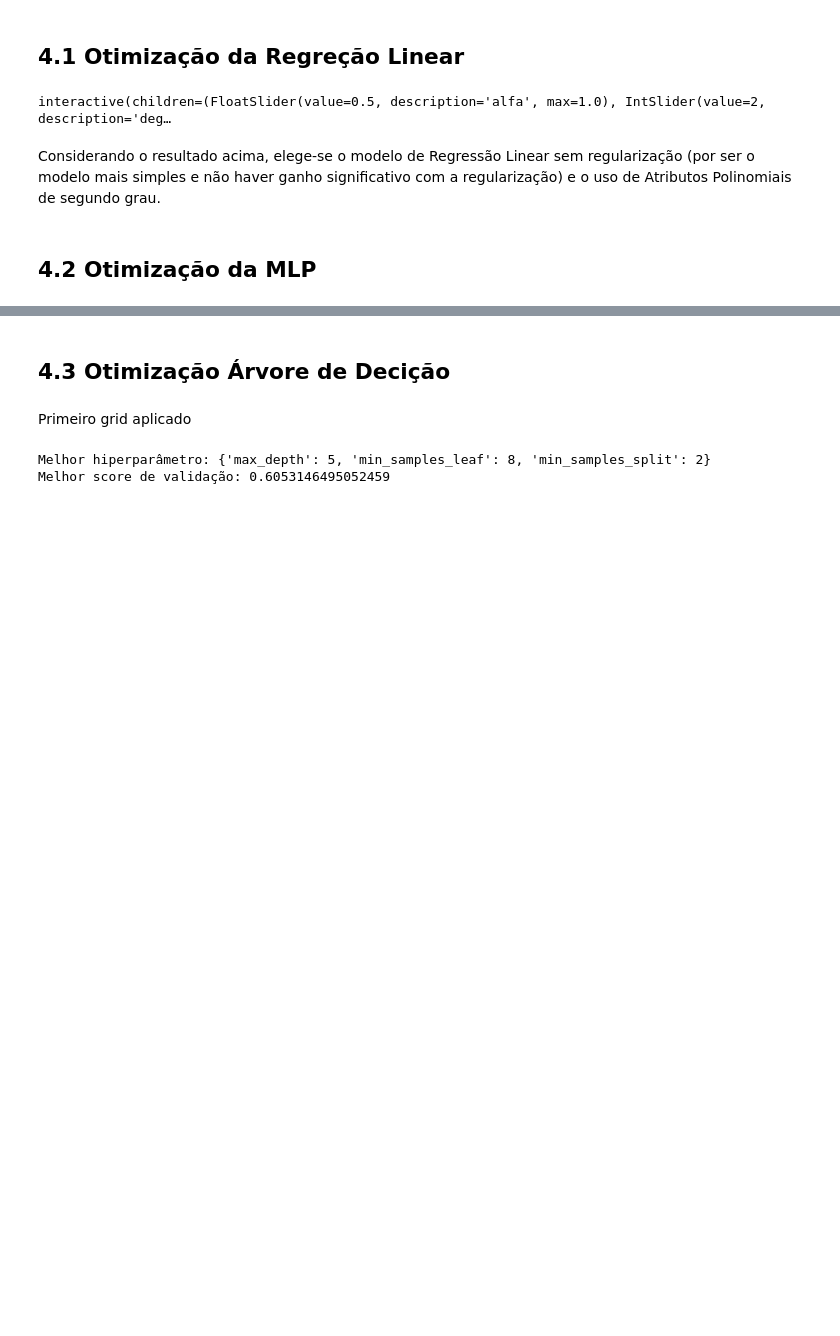
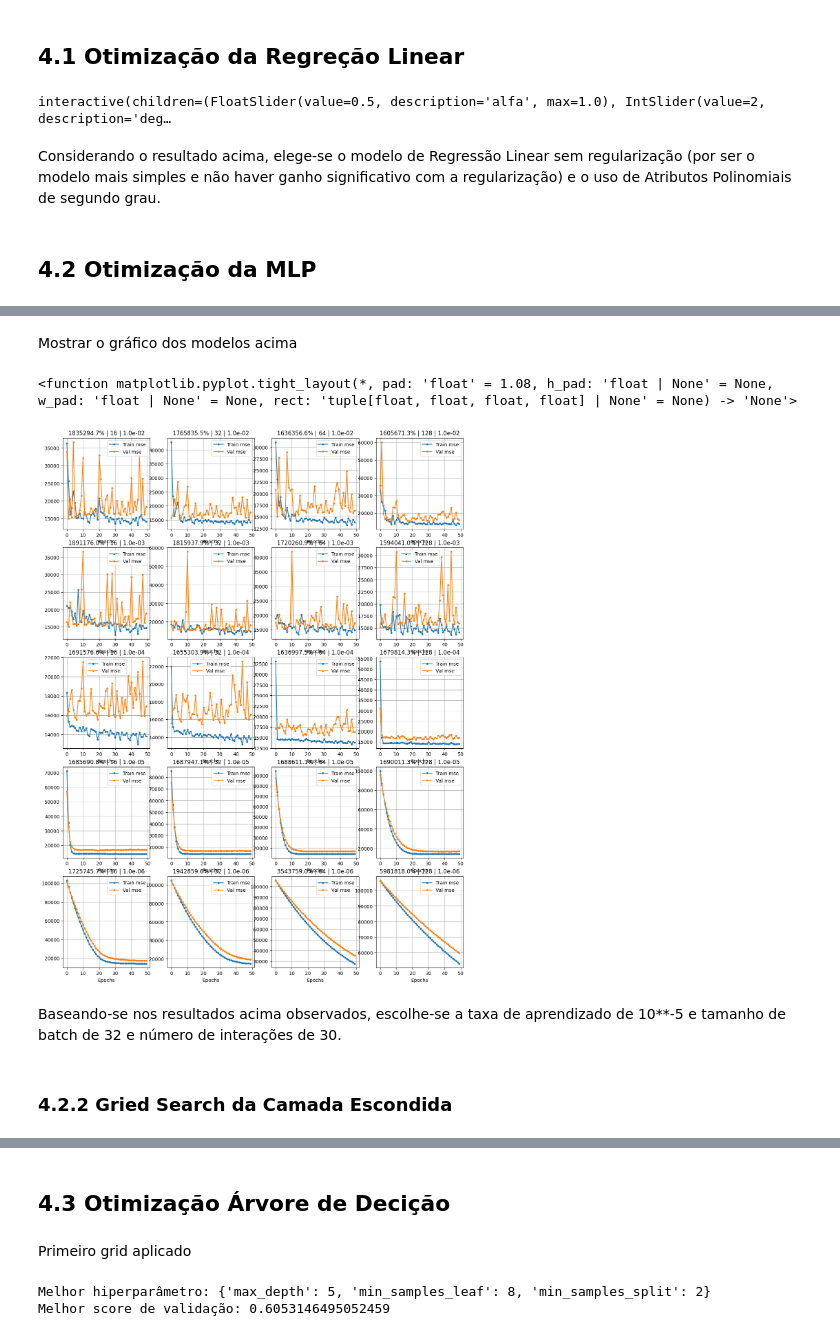
Before and after one commit to c-mmonteiro/t2-aprendizado, a Jupyter notebook: trabalho.ipynb, the cells around one changed output, grey strips where cells are left out. Cells and saved outputs as stored; diff of their text form; code cells hidden in the pictures; blank space fills up the shorter version.

```diff
--- a/trabalho.ipynb
+++ b/trabalho.ipynb
@@ -411,0 +338,13 @@ Melhor score de validação: 0.4531484411632003
+# %%
+size_hidden = 250
+batch_size_list = [16, 32, 64, 128]
+learning_rate_list = 10.0**np.arange(-2, -6.1, -1)
+epochs = 50
+
+models_list = []
+
+for batch_size in batch_size_list:
+    models_aux = []
+    for lr in learning_rate_list:
+        models_aux.append(make_model(size_hidden=size_hidden, lr=lr, batch_size=batch_size, epochs=epochs))
+    models_list.append(models_aux)
@@ -411,0 +369,34 @@ Melhor score de validação: 0.4531484411632003
+# %% [markdown]
+Mostrar o gráfico dos modelos acima
+# %%
+len_batch = len(batch_size_list)
+len_lr = len(learning_rate_list)
+
+plt.figure(figsize=(3 * len_lr, 5 * len_batch))
+
+for idx_batch, batch_size in enumerate(batch_size_list):
+    for idx_lr, lr in enumerate(learning_rate_list):
+        model = models_list[idx_batch][idx_lr]
+
+        history = model.history.history
+        metrics = [m for m in history.keys() if not (m == 'loss' or m.startswith('val_') or m.startswith('Unnamed'))]
+
+        plt.subplot(len_lr, len_batch, idx_lr * len_batch + idx_batch + 1)
+
+        plt.plot(history[metrics[0]], '.-', label='Train ' + metrics[0])
+        plt.xlabel('Epochs');
+        if 'val_' + metrics[0] in history.keys():
+            v = list(history['val_' + metrics[0]])
+            plt.plot(v, '.-', label='Val ' + metrics[0])
+            plt.title(f"{v[-1]:.1%} | {batch_size} | {lr:.1e}");
+        plt.legend();
+        plt.grid();
+
+plt.tight_layout
+# %% [output]
+<function matplotlib.pyplot.tight_layout(*, pad: 'float' = 1.08, h_pad: 'float | None' = None, w_pad: 'float | None' = None, rect: 'tuple[float, float, float, float] | None' = None) -> 'None'>
+[figure, added]
+# %% [markdown]
+Baseando-se nos resultados acima observados, escolhe-se a taxa de aprendizado de 10**-5 e tamanho de batch de 32 e número de interações de 30.
+# %% [markdown]
+### 4.2.2 Gried Search da Camada Escondida
```
Also changed, not shown: parts of 43 cells of this notebook.
